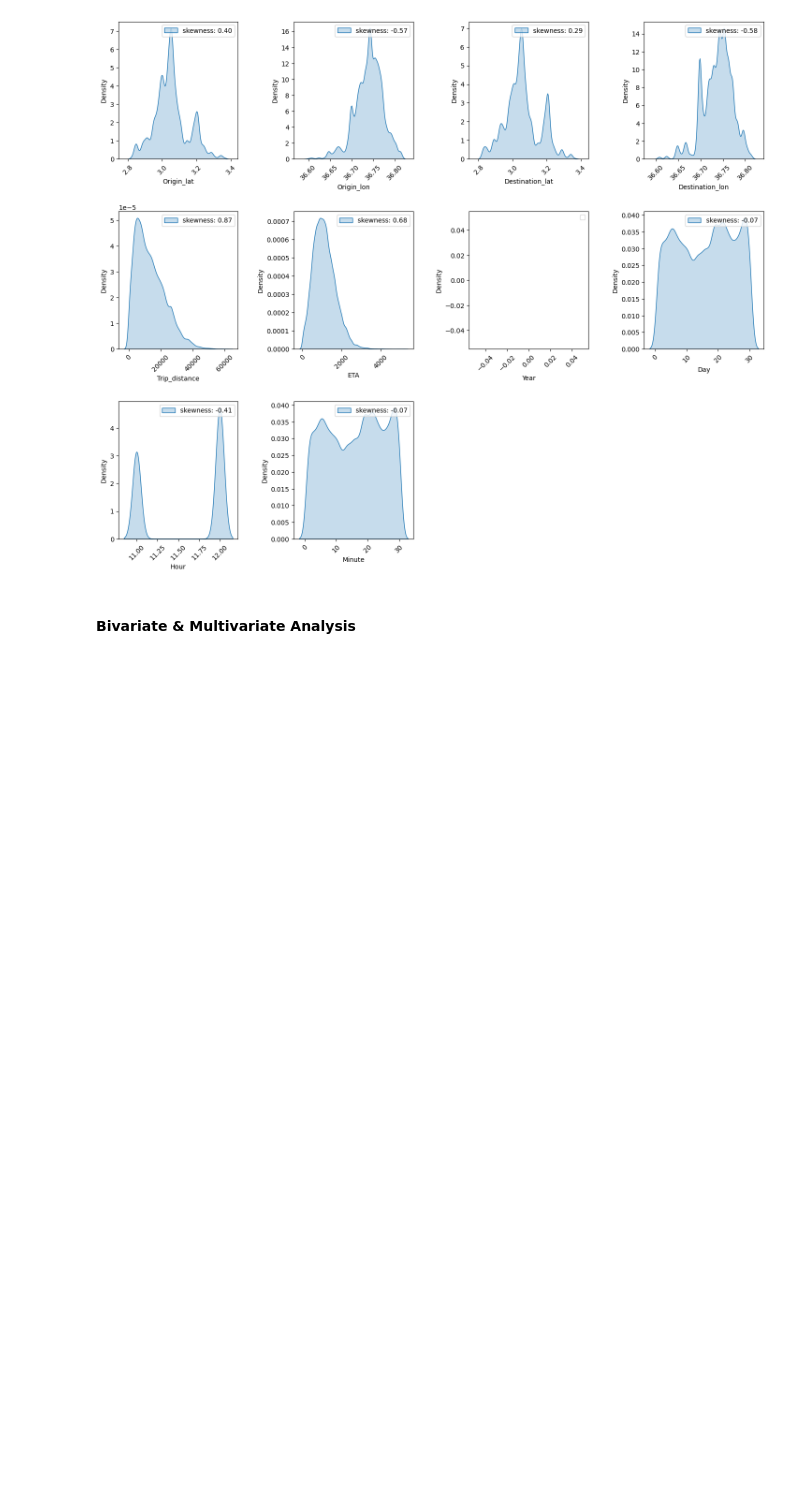
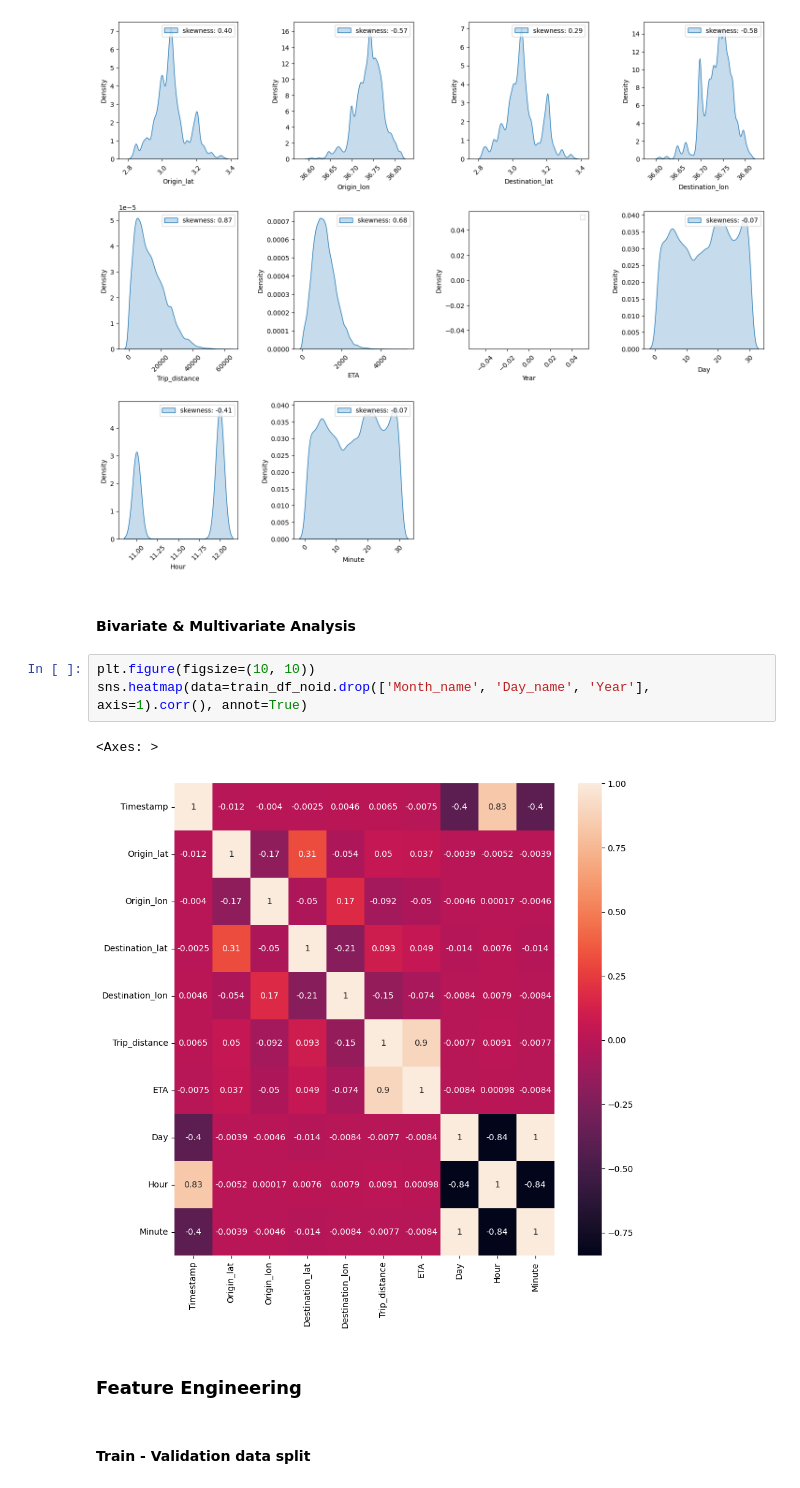
Before and after one commit to damzking/final-pro, a Jupyter notebook: Notebook/ETA-prediction.ipynb, the cells around one changed output. Cells and saved outputs as stored; diff of their text form; blank space fills up the shorter version.

```diff
--- a/Notebook/ETA-prediction.ipynb
+++ b/Notebook/ETA-prediction.ipynb
@@ -327,3 +383,13 @@ for i, variable in enumerate(train_df_noid.drop(['Timestamp','Month_name', 'Day_
 [figure]
 # %% [markdown]
 #### Bivariate & Multivariate Analysis
+# %%
+plt.figure(figsize=(10, 10))
+sns.heatmap(data=train_df_noid.drop(['Month_name', 'Day_name', 'Year'], axis=1).corr(), annot=True)
+# %% [output]
+<Axes: >
+[figure, added]
+# %% [markdown]
+### Feature Engineering
+# %% [markdown]
+#### Train - Validation data split
```
Also changed, not shown: parts of 33 cells of this notebook, 1 other file.
